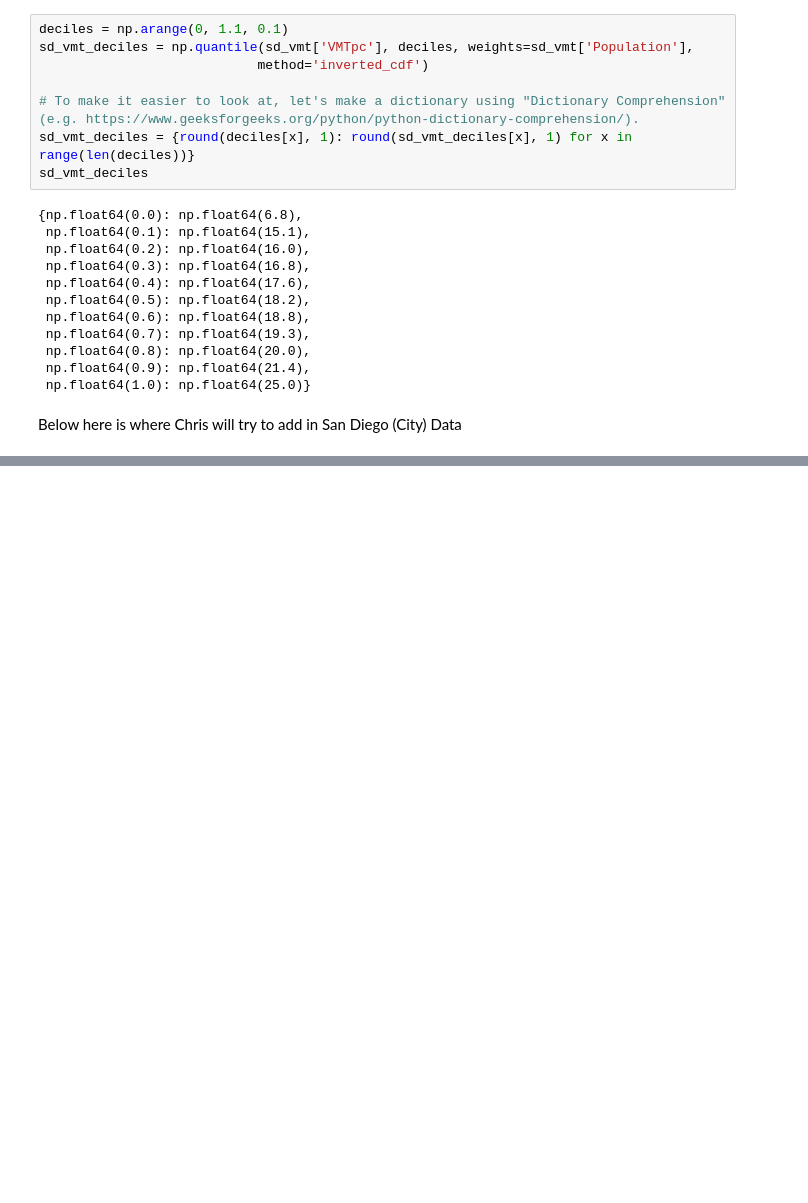
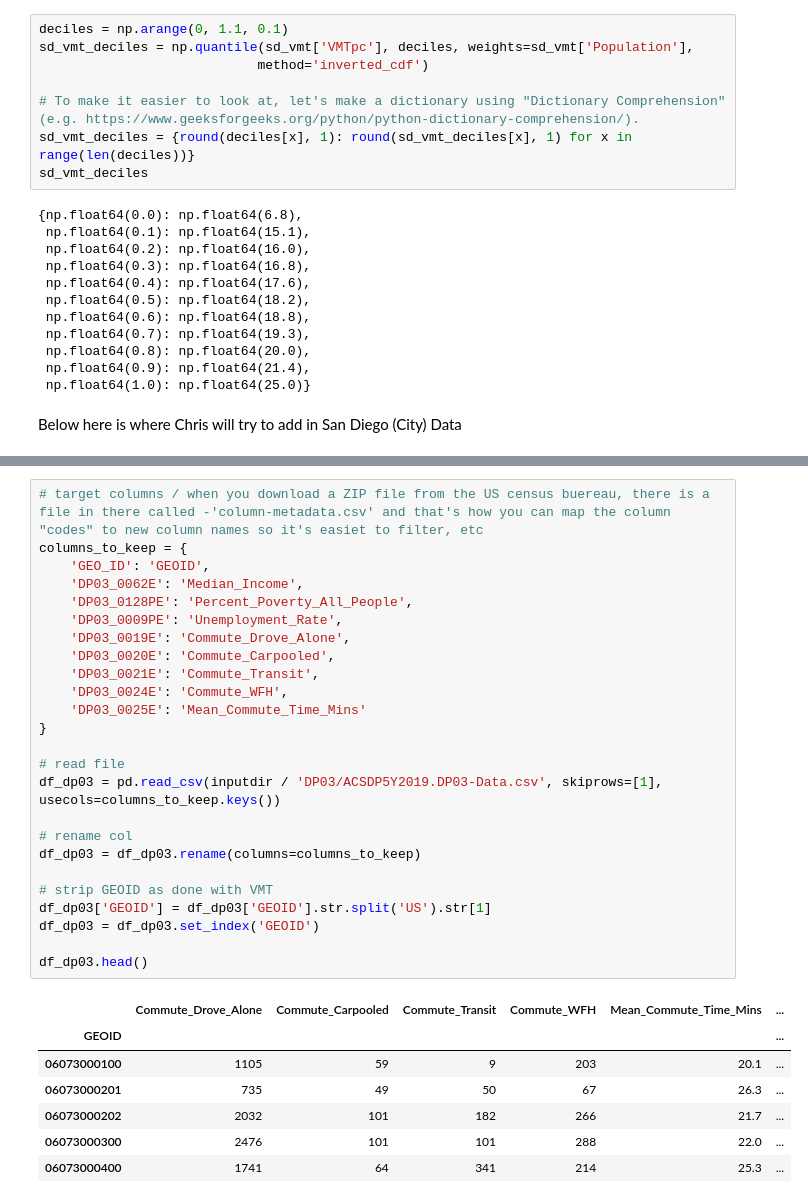
Before and after one commit to symptom-of-indigo/esm-grad-portfolio, a Jupyter notebook: sanDiego.ipynb, the cells around one changed output, grey strips where cells are left out. Saved outputs shown, nothing was run; the diff lists cells and outputs as text; blank space fills up the shorter version.

```diff
--- a/sanDiego.ipynb
+++ b/sanDiego.ipynb
@@ -406,0 +420,33 @@ Below here is where Chris will try to add in San Diego (City) Data
+# %%
+# target columns / when you download a ZIP file from the US census buereau, there is a file in there called -'column-metadata.csv' and that's how you can map the column "codes" to new column names so it's easiet to filter, etc
+columns_to_keep = {
+    'GEO_ID': 'GEOID',
+    'DP03_0062E': 'Median_Income',
+    'DP03_0128PE': 'Percent_Poverty_All_People',
+    'DP03_0009PE': 'Unemployment_Rate',
+    'DP03_0019E': 'Commute_Drove_Alone',
+    'DP03_0020E': 'Commute_Carpooled',
+    'DP03_0021E': 'Commute_Transit',
+    'DP03_0024E': 'Commute_WFH',
+    'DP03_0025E': 'Mean_Commute_Time_Mins'
+}
+
+# read file
+df_dp03 = pd.read_csv(inputdir / 'DP03/ACSDP5Y2019.DP03-Data.csv', skiprows=[1], usecols=columns_to_keep.keys())
+
+# rename col
+df_dp03 = df_dp03.rename(columns=columns_to_keep)
+
+# strip GEOID as done with VMT
+df_dp03['GEOID'] = df_dp03['GEOID'].str.split('US').str[1]
+df_dp03 = df_dp03.set_index('GEOID')
+
+df_dp03.head()
+# %% [output]
+|  | Commute_Drove_Alone | Commute_Carpooled | Commute_Transit | Commute_WFH | Mean_Commute_Time_Mins | ... |
+| GEOID |  |  |  |  |  | ... |
+| 06073000100 | 1105 | 59 | 9 | 203 | 20.1 | ... |
+| 06073000201 | 735 | 49 | 50 | 67 | 26.3 | ... |
+| 06073000202 | 2032 | 101 | 182 | 266 | 21.7 | ... |
+| 06073000300 | 2476 | 101 | 101 | 288 | 22.0 | ... |
+| 06073000400 | 1741 | 64 | 341 | 214 | 25.3 | ... |
```
Also changed, not shown: parts of 4 cells of this notebook, 1 other file.
